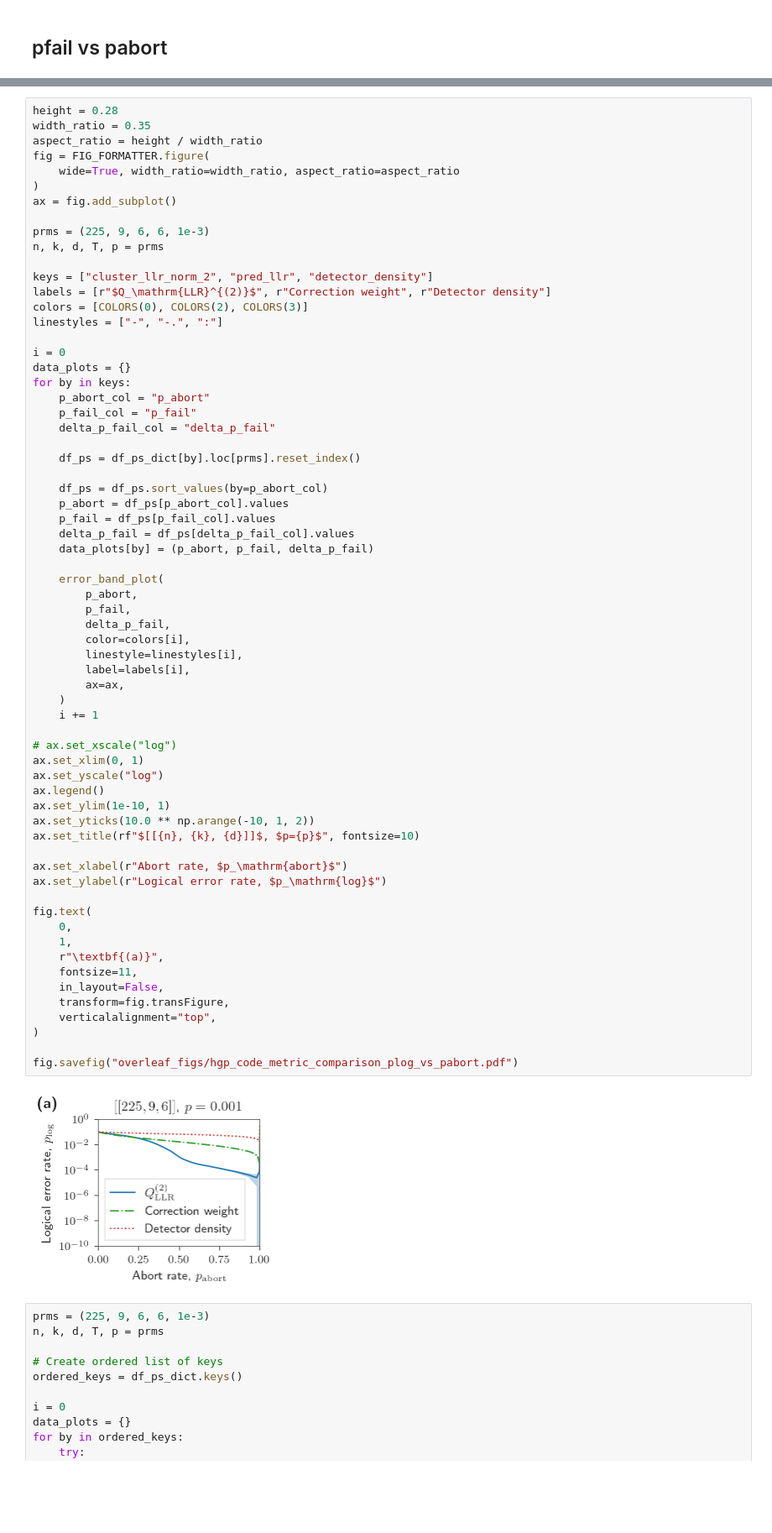
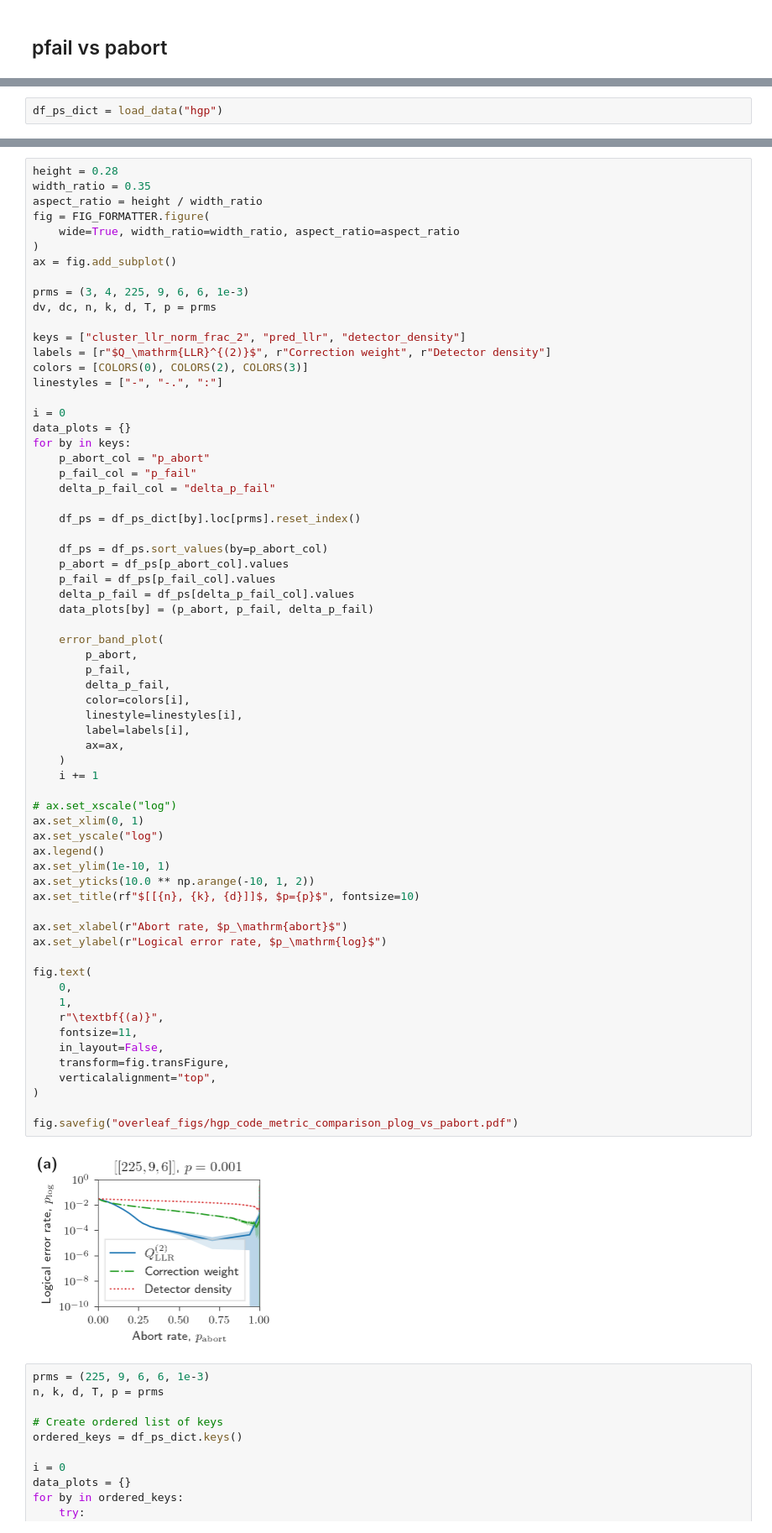
Before and after one commit to seokhyung-lee/ldpc-post-selection, a Jupyter notebook: simulations/analysis/notebooks/hgp_code_analysis.ipynb, the cells around one changed output, grey strips where cells are left out. Shown at 84% size. Cells and saved outputs as stored; diff of their text form; blank space fills up the shorter version.

```diff
--- a/simulations/analysis/notebooks/hgp_code_analysis.ipynb
+++ b/simulations/analysis/notebooks/hgp_code_analysis.ipynb
@@ -123,0 +120,2 @@ dict_keys(['cluster_llr_norm_2', 'cluster_size_norm_gap_inf', 'cluster_llr_norm_
+# %%
+df_ps_dict = load_data("hgp")
@@ -130,10 +138,10 @@ fig = FIG_FORMATTER.figure(
 )
 ax = fig.add_subplot()
 
-prms = (225, 9, 6, 6, 1e-3)
-n, k, d, T, p = prms
+prms = (3, 4, 225, 9, 6, 6, 1e-3)
+dv, dc, n, k, d, T, p = prms
 
-keys = ["cluster_llr_norm_2", "pred_llr", "detector_density"]
+keys = ["cluster_llr_norm_frac_2", "pred_llr", "detector_density"]
 labels = [r"$Q_\mathrm{LLR}^{(2)}$", r"Correction weight", r"Detector density"]
 colors = [COLORS(0), COLORS(2), COLORS(3)]
 linestyles = ["-", "-.", ":"]
@@ -160,34 +168,34 @@ for by in keys:
         color=colors[i],
         linestyle=linestyles[i],
         label=labels[i],
         ax=ax,
     )
     i += 1
 
 # ax.set_xscale("log")
 ax.set_xlim(0, 1)
 ax.set_yscale("log")
 ax.legend()
 ax.set_ylim(1e-10, 1)
 ax.set_yticks(10.0 ** np.arange(-10, 1, 2))
 ax.set_title(rf"$[[{n}, {k}, {d}]]$, $p={p}$", fontsize=10)
 
 ax.set_xlabel(r"Abort rate, $p_\mathrm{abort}$")
 ax.set_ylabel(r"Logical error rate, $p_\mathrm{log}$")
 
 fig.text(
     0,
     1,
     r"\textbf{(a)}",
     fontsize=11,
     in_layout=False,
     transform=fig.transFigure,
     verticalalignment="top",
 )
 
 fig.savefig("overleaf_figs/hgp_code_metric_comparison_plog_vs_pabort.pdf")
 # %% [output]
-[figure, old version]
+[figure, new version]
 # %%
 prms = (225, 9, 6, 6, 1e-3)
 n, k, d, T, p = prms
```
Also changed, not shown: parts of 4 cells of this notebook, 3 other files.
